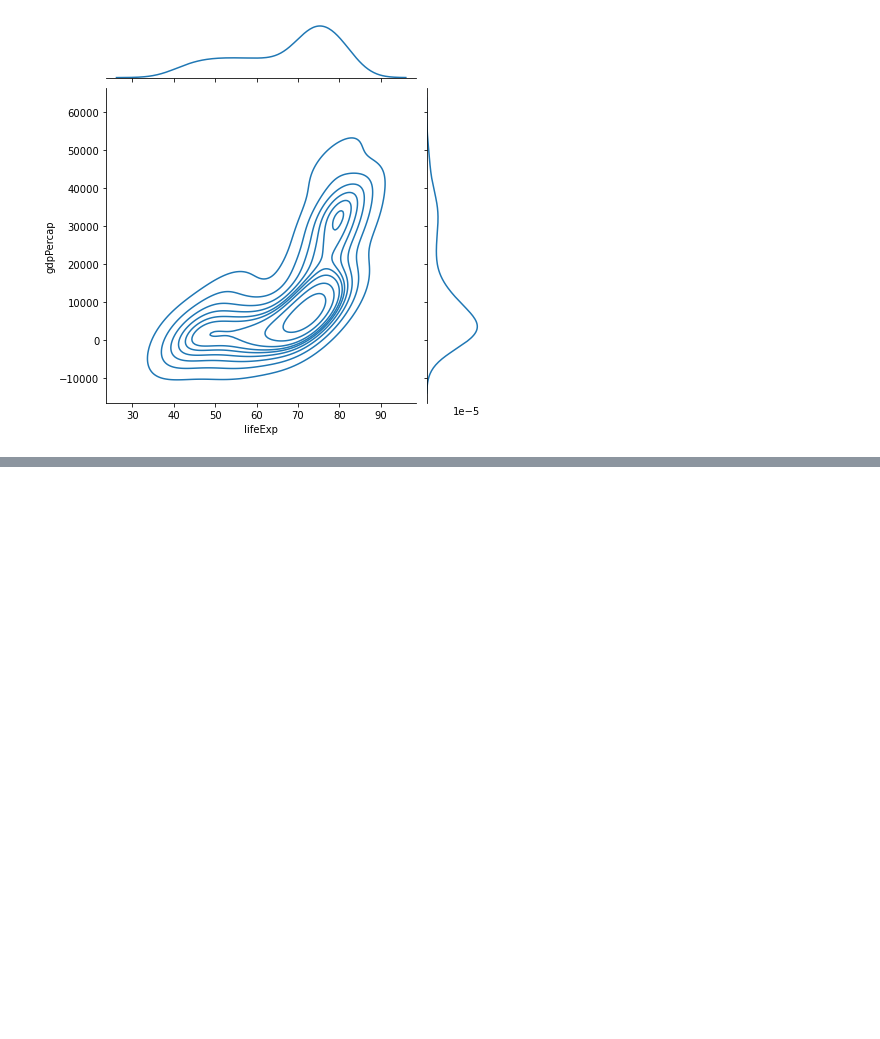
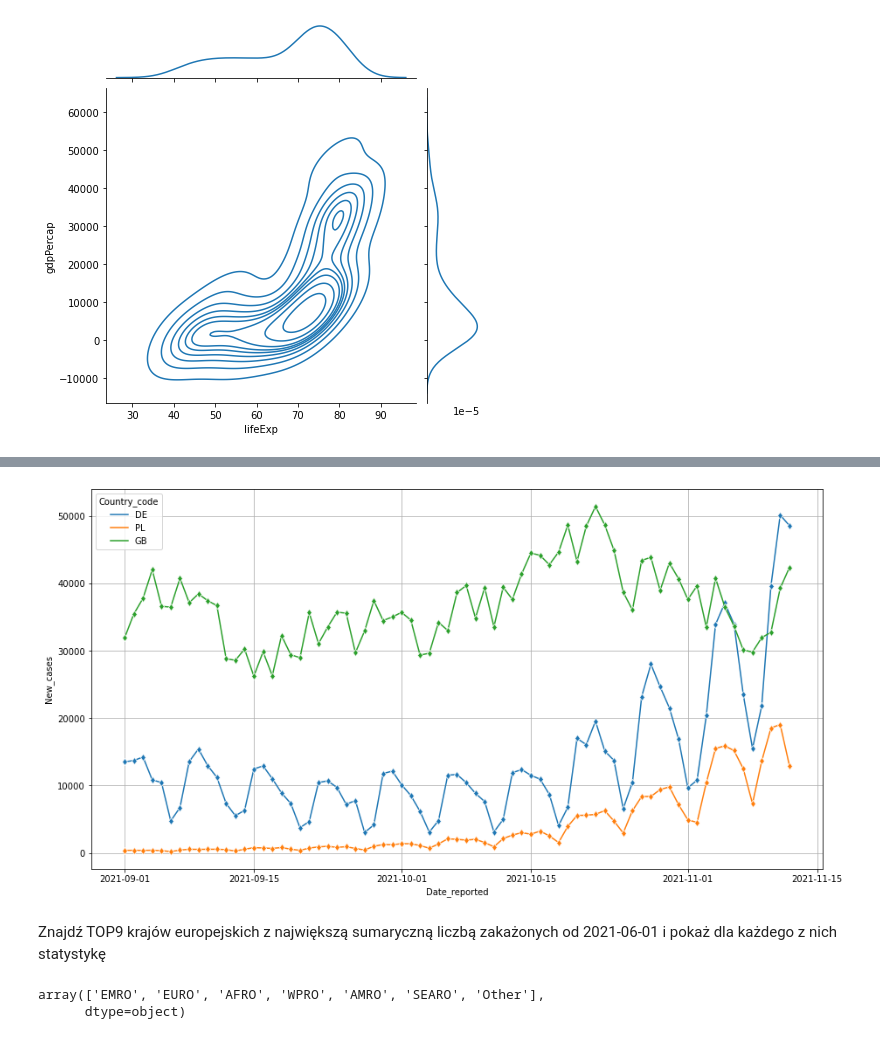
Before and after one commit to pad0910/Python2A, a Jupyter notebook: Dzien05/03-seaborn-plot.ipynb, the cells around one changed output, grey strips where cells are left out. Drawn from its saved outputs; the diff is of its cells as text; code cells hidden in the pictures; blank space fills up the shorter version.

```diff
--- a/Dzien05/03-seaborn-plot.ipynb
+++ b/Dzien05/03-seaborn-plot.ipynb
@@ -55,0 +88,16 @@ sns.jointplot(df.lifeExp, df.gdpPercap, kind="kde")
+# %%
+plt.figure(figsize=(15,8))
+sns.lineplot(data=df.query(" Country_code in ['PL','DE','GB'] and Date_reported>='2021-09-01' "),
+             x="Date_reported", y="New_cases",  marker="d", hue="Country_code"  )
+
+plt.grid()
+plt.show()
+# %% [output]
+[figure, added]
+# %% [markdown]
+Znajdź TOP9 krajów europejskich z największą sumaryczną liczbą zakażonych od 2021-06-01 i pokaż dla każdego z nich statystykę
+# %%
+df.WHO_region.unique()
+# %% [output]
+array(['EMRO', 'EURO', 'AFRO', 'WPRO', 'AMRO', 'SEARO', 'Other'],
+      dtype=object)
```
Also changed, not shown: parts of 10 cells of this notebook, 1 other file.
